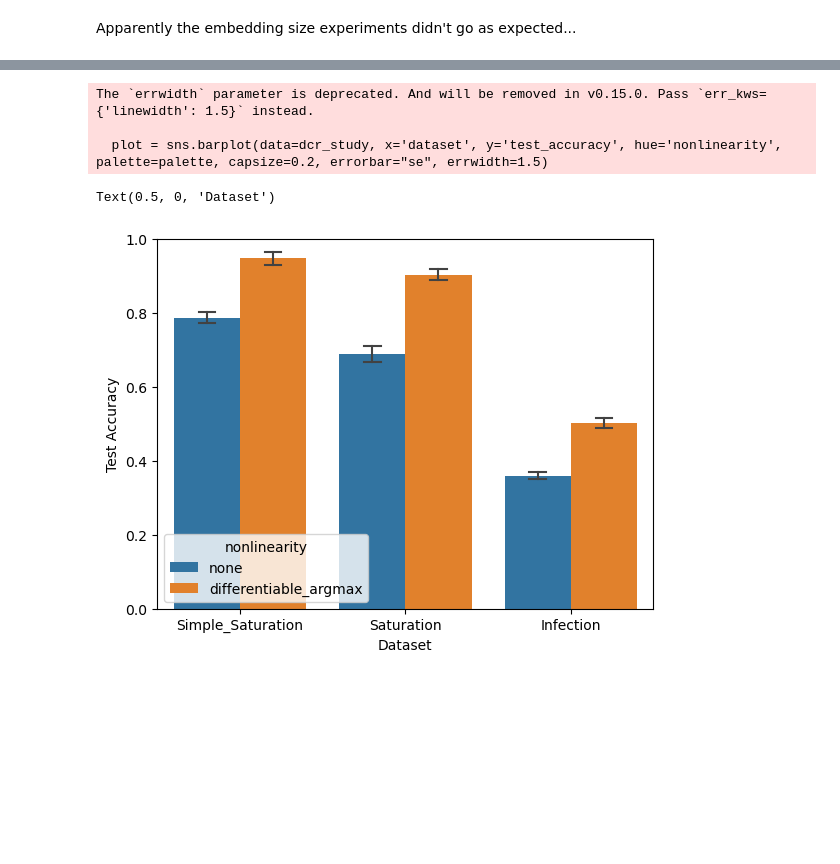
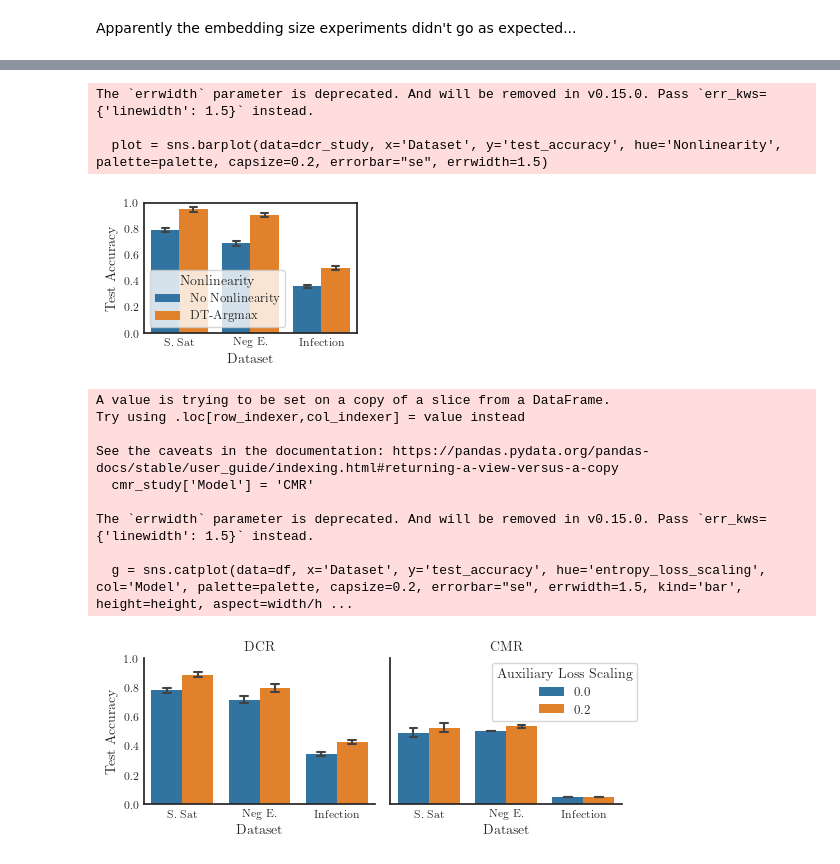
Before and after one commit to jakosimov/bronze-age, a Jupyter notebook: notebooks/ablation_study.ipynb, the cells around one changed output, grey strips where cells are left out. Drawn from its saved outputs; the diff is of its cells as text; code cells hidden in the pictures; blank space fills up the shorter version.

```diff
--- a/notebooks/ablation_study.ipynb
+++ b/notebooks/ablation_study.ipynb
@@ -44,11 +109,21 @@ simple_sat = dcr_study[dcr_study['dataset'] == 'Simple_Saturation']
 sat = dcr_study[dcr_study['dataset'] == 'Saturation']
 infection = dcr_study[dcr_study['dataset'] == 'Infection']
 
-plot = sns.barplot(data=dcr_study, x='dataset', y='test_accuracy', hue='entropy_loss_scaling', palette=palette, capsize=0.2, errorbar="se", errwidth=1.5)
+dcr_study['Dataset'] = dcr_study['dataset'].replace({
+    'Simple_Saturation': 'S. E.',
+    'Saturation': 'Neg E.',
+    'Infection': 'Infection'
+})
+
+plt.figure(figsize=get_size('log', fraction=0.5))
+plot = sns.barplot(data=dcr_study, x='Dataset', y='test_accuracy', hue='entropy_loss_scaling', palette=palette, capsize=0.2, errorbar="se", errwidth=1.5)
 plot.set(ylim=(0, 1.0))
-plot.set_title('DCR Ablation Study')
+#plot.set_title('DCR Ablation Study')
 plot.set_xlabel('Dataset')
 plot.set_ylabel('Test Accuracy')
+
+plt.legend(title='Auxiliary Loss Scaling', loc='lower left', frameon=True)
+plt.savefig('dcr_loss_scaling.pdf', bbox_inches='tight')
 # %% [output]
 The `errwidth` parameter is deprecated. And will be removed in v0.15.0. Pass `err_kws={'linewidth': 1.5}` instead.
 
@@ -98,0 +178,13 @@ The `errwidth` parameter is deprecated. And will be removed in v0.15.0. Pass `er
+# %%
+plt.figure(figsize=get_size('log', fraction=0.5))
+dcr_study['Aggregation'] = dcr_study['aggregation_mode'].map({
+    'bronze_age': 'Bronze Age',
+    'bronze_age_comparison': 'with Comparison',
+    'bronze_age_rounded': 'Discretized',
+})
+ax = sns.barplot(data=dcr_study, x='Dataset', y='test_accuracy', hue='Aggregation', palette=palette, capsize=0.2, errorbar="se", errwidth=1.5)
+sns.move_legend(ax, "lower left", frameon=True)
+plt.xlabel('Dataset')
+plt.ylabel('Test Accuracy')
+
+plt.savefig('dcr_aggregation.pdf', bbox_inches='tight')
@@ -106,12 +203,52 @@ sns.barplot(data=dcr_study, x='dataset', y='test_accuracy', hue='concept_embeddi
 # %%
 dcr_study['nonlinearity'] = dcr_study['nonlinearity'].fillna('none')
-plot = sns.barplot(data=dcr_study, x='dataset', y='test_accuracy', hue='nonlinearity', palette=palette, capsize=0.2, errorbar="se", errwidth=1.5)
+dcr_study['Nonlinearity'] = dcr_study['nonlinearity'].map({
+    'none': 'No Nonlinearity',
+    'differentiable_argmax': 'DT-Argmax',
+})
+plt.figure(figsize=get_size('log', fraction=0.5))
+plot = sns.barplot(data=dcr_study, x='Dataset', y='test_accuracy', hue='Nonlinearity', palette=palette, capsize=0.2, errorbar="se", errwidth=1.5)
+
 plot.set_ylim(0, 1.0)
 plot.set_ylabel("Test Accuracy")
 plot.set_xlabel("Dataset")
+sns.move_legend(plot, "lower left", frameon=True)
+plt.savefig('dcr_nonlinearity.pdf', bbox_inches='tight')
 # %% [output]
 The `errwidth` parameter is deprecated. And will be removed in v0.15.0. Pass `err_kws={'linewidth': 1.5}` instead.
 
-  plot = sns.barplot(data=dcr_study, x='dataset', y='test_accuracy', hue='nonlinearity', palette=palette, capsize=0.2, errorbar="se", errwidth=1.5)
+  plot = sns.barplot(data=dcr_study, x='Dataset', y='test_accuracy', hue='Nonlinearity', palette=palette, capsize=0.2, errorbar="se", errwidth=1.5)
-Text(0.5, 0, 'Dataset')
-[figure, old version]
+[figure, new version]
+# %%
+# joined plot
+dcr_study['Model'] = 'DCR'
+cmr_study['Model'] = 'CMR'
+df = pd.concat([dcr_study, cmr_study], axis=0)
+
+width, height = get_size('log', fraction=1)
+
+width = width/2
+height = height/1.5
+#plot = sns.barplot(data=dcr_study, x='Dataset', y='test_accuracy', hue='entropy_loss_scaling', palette=palette, capsize=0.2, errorbar="se", errwidth=1.5)
+g = sns.catplot(data=df, x='Dataset', y='test_accuracy', hue='entropy_loss_scaling', col='Model', palette=palette, capsize=0.2, errorbar="se", errwidth=1.5, kind='bar', height=height, aspect=width/height)
+g.set(ylim=(0, 1.0))
+#plot.set_title('DCR Ablation Study')
+g.set_xlabels('Dataset')
+g.set_ylabels('Test Accuracy')
+
+g.set_titles(col_template="{col_name}")
+# move legend into the plot
+sns.move_legend(g, "upper left", frameon=True, bbox_to_anchor=(0.6, 0.86), title='Auxiliary Loss Scaling')
+
+plt.savefig('both_loss_scaling.pdf', bbox_inches='tight')
+# %% [output]
+A value is trying to be set on a copy of a slice from a DataFrame.
+Try using .loc[row_indexer,col_indexer] = value instead
+
+See the caveats in the documentation: https://pandas.pydata.org/pandas-docs/stable/user_guide/indexing.html#returning-a-view-versus-a-copy
+  cmr_study['Model'] = 'CMR'
+
+The `errwidth` parameter is deprecated. And will be removed in v0.15.0. Pass `err_kws={'linewidth': 1.5}` instead.
+
+  g = sns.catplot(data=df, x='Dataset', y='test_accuracy', hue='entropy_loss_scaling', col='Model', palette=palette, capsize=0.2, errorbar="se", errwidth=1.5, kind='bar', height=height, aspect=width/h ...
+[figure, added]
```
Also changed, not shown: parts of 8 cells of this notebook, 6 other files.
